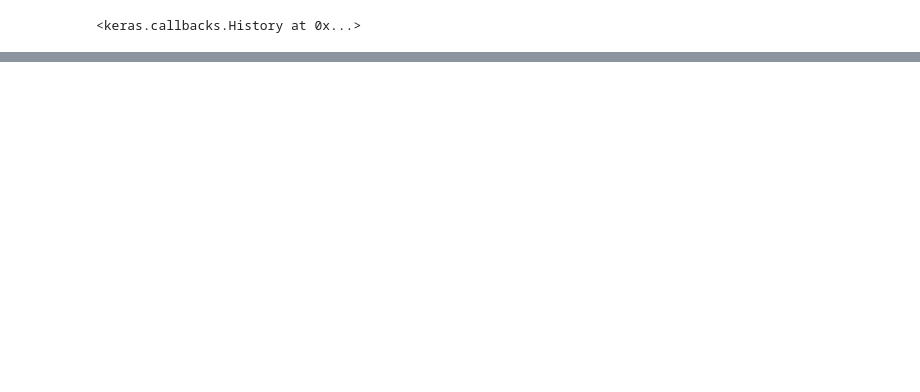
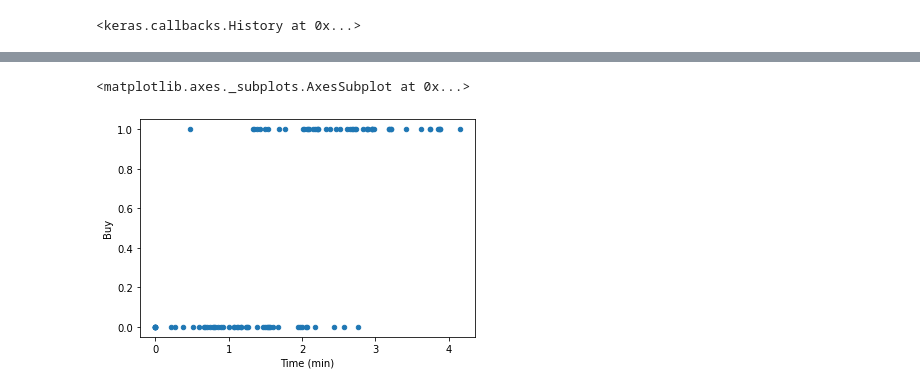
Before and after one commit to weyj4/GCP_ML, a Jupyter notebook: Regression.ipynb, the cells around one changed output, grey strips where cells are left out. Drawn from its saved outputs; the diff is of its cells as text; code cells hidden in the pictures; blank space fills up the shorter version.

```diff
--- a/Regression.ipynb
+++ b/Regression.ipynb
@@ -162,0 +134,2 @@ print(r2_score(y_test, y_test_pred))
+# %%
+df = pd.read_csv('user_visit_duration.csv')
@@ -162,0 +145,5 @@ print(r2_score(y_test, y_test_pred))
+# %%
+df.plot(kind='scatter', x='Time (min)', y='Buy')
+# %% [output]
+<matplotlib.axes._subplots.AxesSubplot at 0x...>
+[figure, added]
```
Also changed, not shown: parts of 26 cells of this notebook.
